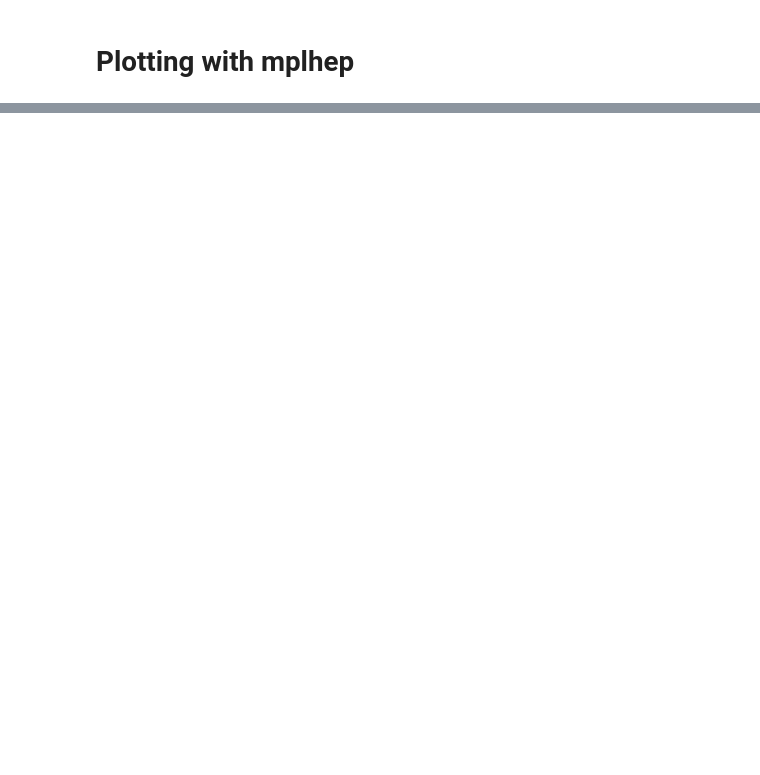
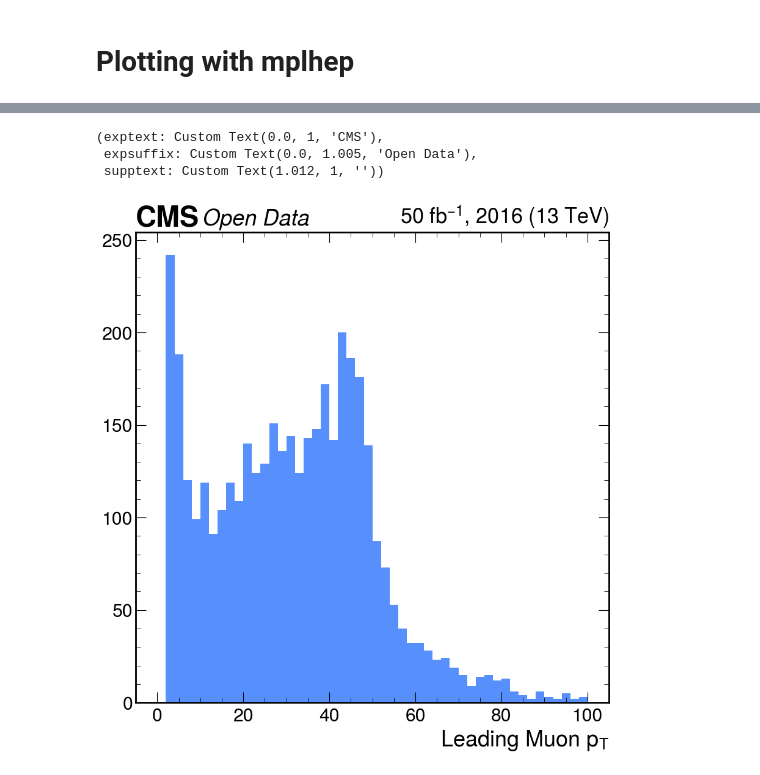
Before and after one commit to valsdav/PyHEPTutorial_INFN_InteractiveAnalysisWorkshop, a Jupyter notebook: 2_Histograms_and_plotting.ipynb, the cells around one changed output, grey strips where cells are left out. Cells and saved outputs as stored; diff of their text form; code cells hidden in the pictures; blank space fills up the shorter version.

```diff
--- a/2_Histograms_and_plotting.ipynb
+++ b/2_Histograms_and_plotting.ipynb
@@ -114,0 +307,26 @@ Object `hist.reg` not found.
+# %%
+hist3d = (
+    Hist.new.Regular(30, 15, 150, name="pt")
+        .Regular(20, -3, 3, name="eta")
+        .Regular(20, 0, 2*np.pi, circular=True, name="phi")
+        .StrCategory(["1muon", "0muon"], name="muon_cat")
+        .Weight()
+)
+
+mask_muon = ak.num(events.Muon_pt)>0
+
+hist3d.fill(
+    ak.flatten(events[mask_muon].Jet_pt),
+    ak.flatten(events[mask_muon].Jet_eta),
+    ak.flatten(events[mask_muon].Jet_phi),
+    muon_cat = "1muon",
+    weight= ak.flatten(events[mask_muon].genWeight * ak.ones_like(events[mask_muon].Jet_pt))
+)
+
+hist3d.fill(
+    ak.flatten(events[~mask_muon].Jet_pt),
+    ak.flatten(events[~mask_muon].Jet_eta),
+    ak.flatten(events[~mask_muon].Jet_phi),
+    muon_cat = "0muon",
+    weight= ak.flatten(events[~mask_muon].genWeight * ak.ones_like(events[~mask_muon].Jet_pt))
+)
@@ -116,0 +385,3 @@ Object `hist.reg` not found.
+# %%
+import mplhep as hep
+plt.style.use(hep.style.CMS)
@@ -116,0 +394,14 @@ Object `hist.reg` not found.
+# %%
+plt.hist(events[mask_muon].Muon_pt[:, 0], bins=50, range=(0, 100));
+plt.xlabel("Leading Muon $p_T$")
+
+# loc setup the location of the label
+hep.cms.label("Open Data", data=True, lumi=50, year=2016, loc=0)
+
+# To setup only the text
+#hep.<experiment>.text(<text>)
+# %% [output]
+(exptext: Custom Text(0.0, 1, 'CMS'),
+ expsuffix: Custom Text(0.0, 1.005, 'Open Data'),
+ supptext: Custom Text(1.012, 1, ''))
+[figure, added]
```
Also changed, not shown: parts of 57 cells of this notebook.
